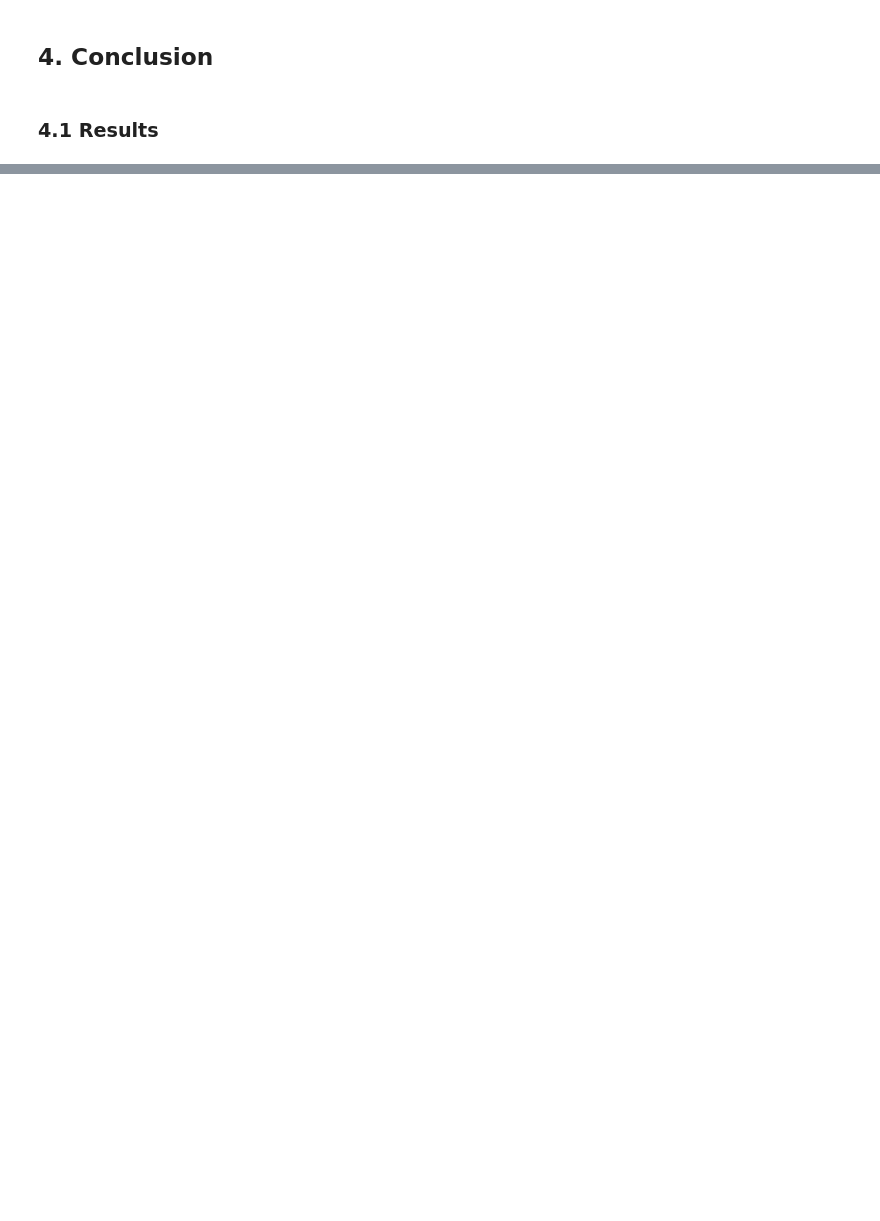
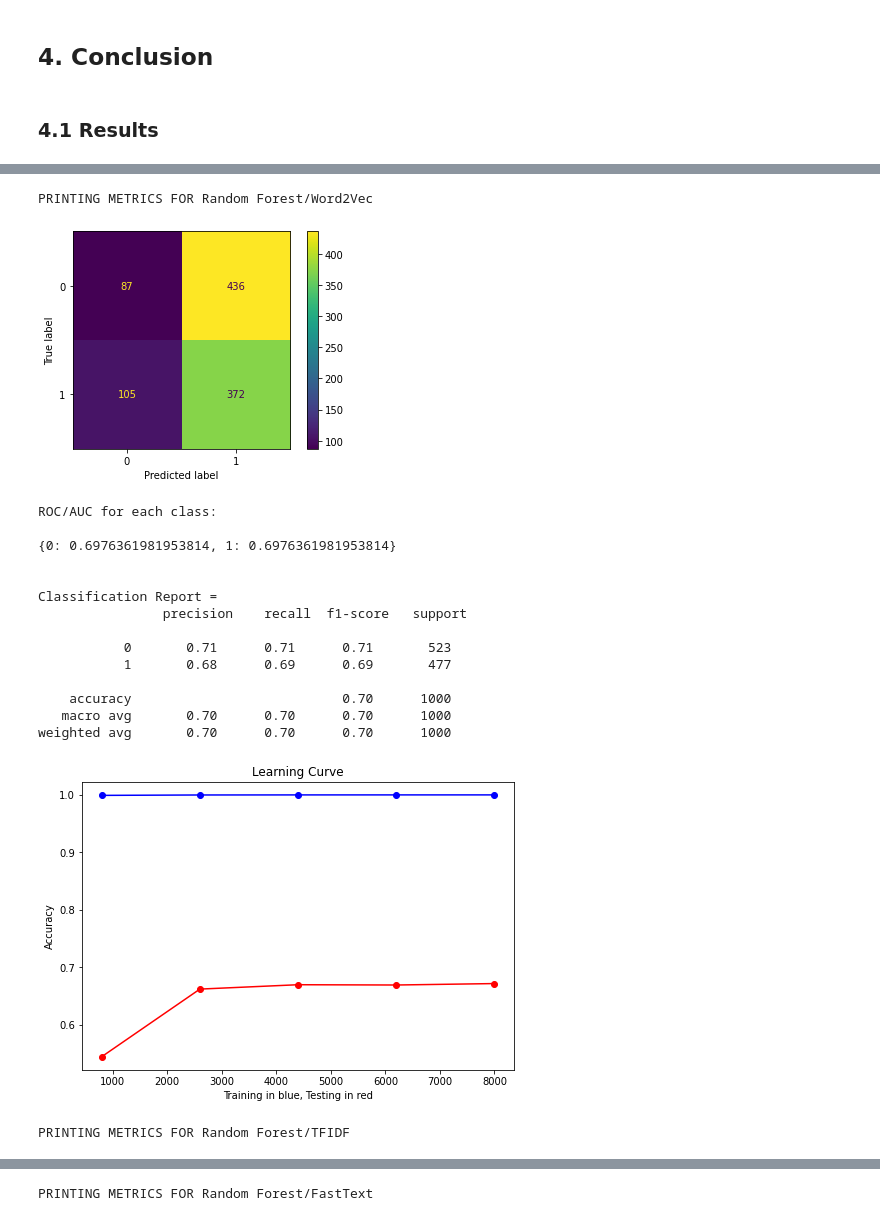
Before and after one commit to Popusa/sentiment-analysis-yelp, a Jupyter notebook: sarcasm_detection/code/sarcasm_detection_ml.ipynb, the cells around one changed output, grey strips where cells are left out. Saved outputs shown, nothing was run; the diff lists cells and outputs as text; code cells hidden in the pictures; blank space fills up the shorter version.

```diff
--- a/sarcasm_detection/code/sarcasm_detection_ml.ipynb
+++ b/sarcasm_detection/code/sarcasm_detection_ml.ipynb
@@ -407,0 +594,25 @@ for i in range(4):
+# %%
+if PRINT_METRICS:
+    show_metrics('Random Forest/Word2Vec',all_models[2]['rf_clf_w2v'],validation_set_w2v,validation_labels_w2v,all_models[2]['rf_clf_w2v_preds'],X_W2V,y,5)
+    show_metrics('Random Forest/TFIDF',all_models[2]['rf_clf_tfidf'],validation_set_tfidf,validation_labels_tfidf,all_models[2]['rf_clf_tfidf_preds'],\
+                np.concatenate([train_set_tfidf,validation_set_tfidf,test_set_tfidf]),y,5)
+    show_metrics('Random Forest/FastText',all_models[2]['rf_clf_ft'],validation_set_ft,validation_labels_ft,all_models[2]['rf_clf_ft_preds'],X_FT,y,5)
+# %% [output]
+PRINTING METRICS FOR Random Forest/Word2Vec
+[figure, added]
+ROC/AUC for each class:
+
+{0: 0.6976361981953814, 1: 0.6976361981953814}
+
+
+Classification Report =
+                precision    recall  f1-score   support
+
+           0       0.71      0.71      0.71       523
+           1       0.68      0.69      0.69       477
+
+    accuracy                           0.70      1000
+   macro avg       0.70      0.70      0.70      1000
+weighted avg       0.70      0.70      0.70      1000
+[figure, added]
+PRINTING METRICS FOR Random Forest/TFIDF
@@ -407,0 +635 @@ for i in range(4):
+PRINTING METRICS FOR Random Forest/FastText
```
Also changed, not shown: parts of 53 cells of this notebook, 2 other files.
